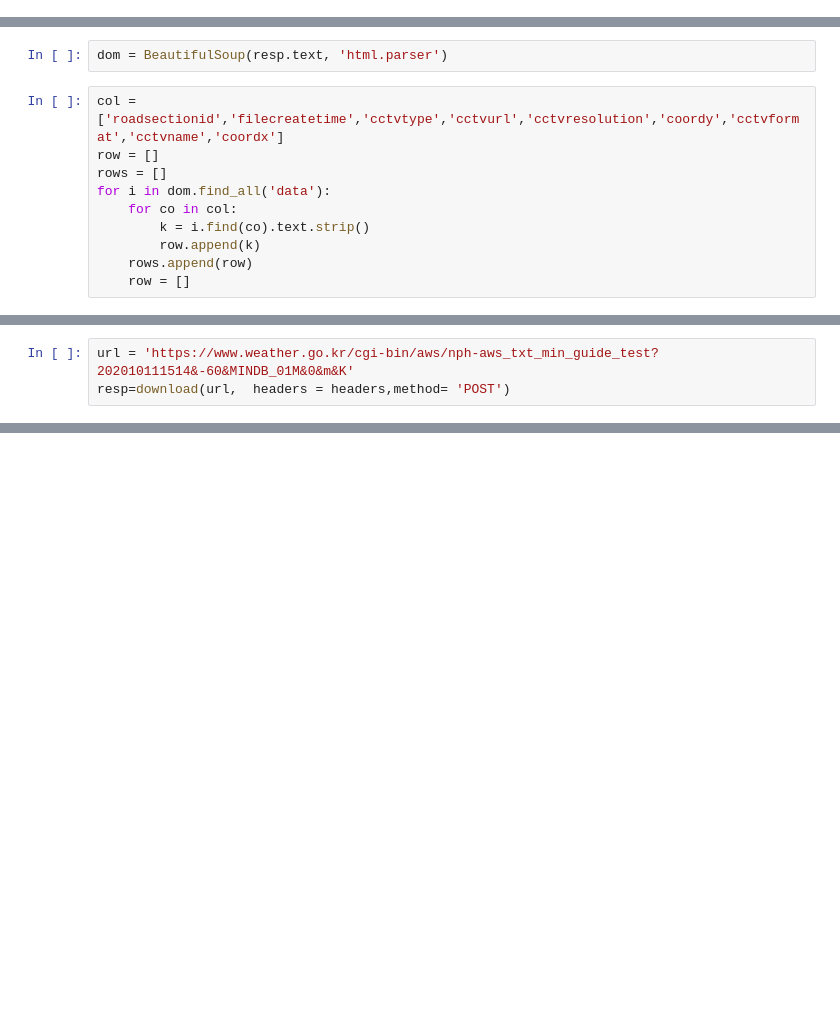
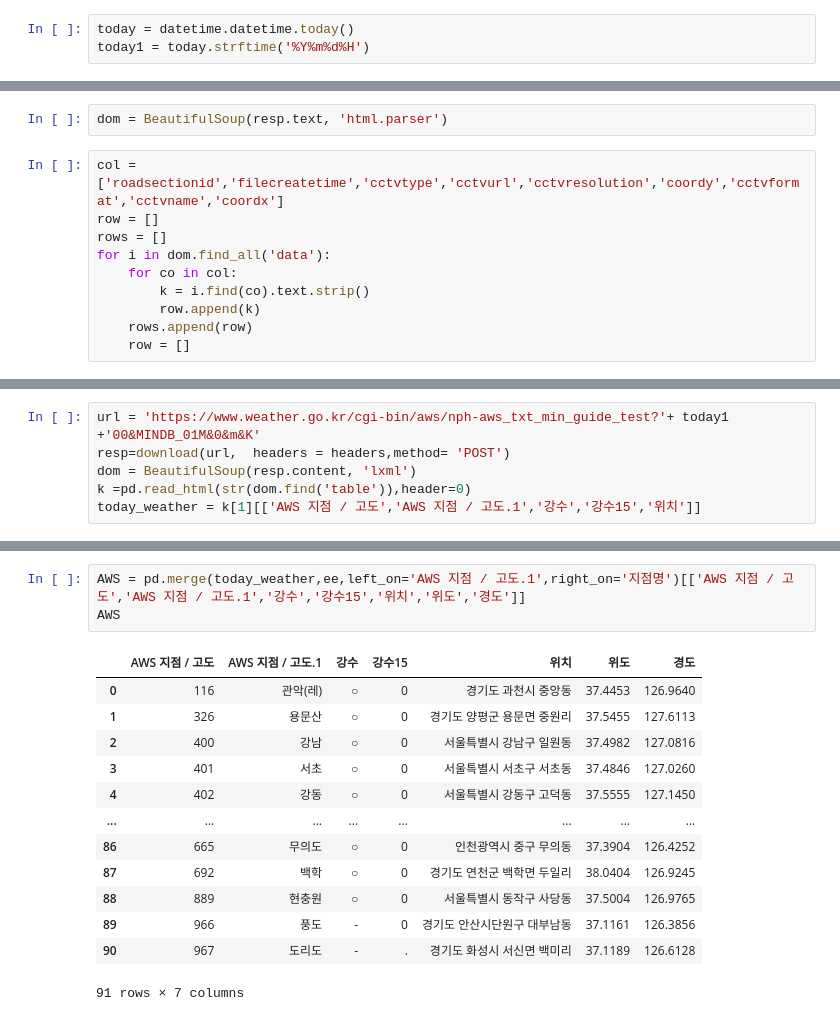
Before and after one commit to GyuYoungCho/machine_learning_Data_analysis, a Jupyter notebook: Machine_learning_code/cctv_AWSweather_data_gather.ipynb, the cells around one changed output, grey strips where cells are left out. Saved outputs shown, nothing was run; the diff lists cells and outputs as text; blank space fills up the shorter version.

```diff
--- a/Machine_learning_code/cctv_AWSweather_data_gather.ipynb
+++ b/Machine_learning_code/cctv_AWSweather_data_gather.ipynb
@@ -39,3 +94,6 @@ def download(url, params={}, headers={}, method='GET', limit=3):
+# %%
+today = datetime.datetime.today()
+today1 = today.strftime('%Y%m%d%H')
 # %%
 url = 'http://openapi.its.go.kr:8081/api/NCCTVInfo'
 api_key = '1602398376506'
@@ -120,3 +216,6 @@ Name: cctvtype, dtype: int64
 # %%
-url = 'https://www.weather.go.kr/cgi-bin/aws/nph-aws_txt_min_guide_test?202010111514&-60&MINDB_01M&0&m&K'
+url = 'https://www.weather.go.kr/cgi-bin/aws/nph-aws_txt_min_guide_test?'+ today1 +'00&MINDB_01M&0&m&K'
 resp=download(url,  headers = headers,method= 'POST')
+dom = BeautifulSoup(resp.content, 'lxml')
+k =pd.read_html(str(dom.find('table')),header=0)
+today_weather = k[1][['AWS 지점 / 고도','AWS 지점 / 고도.1','강수','강수15','위치']]
@@ -131,0 +263,17 @@ k[1].to_csv('AWS_measure.csv',index=False)
+# %%
+AWS = pd.merge(today_weather,ee,left_on='AWS 지점 / 고도.1',right_on='지점명')[['AWS 지점 / 고도','AWS 지점 / 고도.1','강수','강수15','위치','위도','경도']]
+AWS
+# %% [output]
+|  | AWS 지점 / 고도 | AWS 지점 / 고도.1 | 강수 | 강수15 | 위치 | 위도 | 경도 |
+| 0 | 116 | 관악(레) | ○ | 0 | 경기도 과천시 중앙동 | 37.4453 | 126.9640 |
+| 1 | 326 | 용문산 | ○ | 0 | 경기도 양평군 용문면 중원리 | 37.5455 | 127.6113 |
+| 2 | 400 | 강남 | ○ | 0 | 서울특별시 강남구 일원동 | 37.4982 | 127.0816 |
+| 3 | 401 | 서초 | ○ | 0 | 서울특별시 서초구 서초동 | 37.4846 | 127.0260 |
+| 4 | 402 | 강동 | ○ | 0 | 서울특별시 강동구 고덕동 | 37.5555 | 127.1450 |
+| ... | ... | ... | ... | ... | ... | ... | ... |
+| 86 | 665 | 무의도 | ○ | 0 | 인천광역시 중구 무의동 | 37.3904 | 126.4252 |
+| 87 | 692 | 백학 | ○ | 0 | 경기도 연천군 백학면 두일리 | 38.0404 | 126.9245 |
+| 88 | 889 | 현충원 | ○ | 0 | 서울특별시 동작구 사당동 | 37.5004 | 126.9765 |
+| 89 | 966 | 풍도 | - | 0 | 경기도 안산시단원구 대부남동 | 37.1161 | 126.3856 |
+| 90 | 967 | 도리도 | - | . | 경기도 화성시 서신면 백미리 | 37.1189 | 126.6128 |
+91 rows × 7 columns
```
Also changed, not shown: parts of 31 cells of this notebook.
